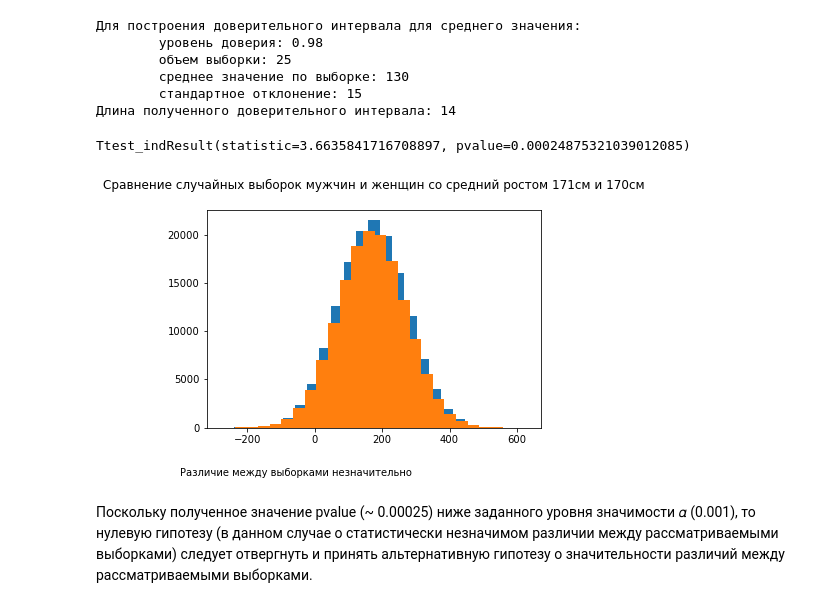
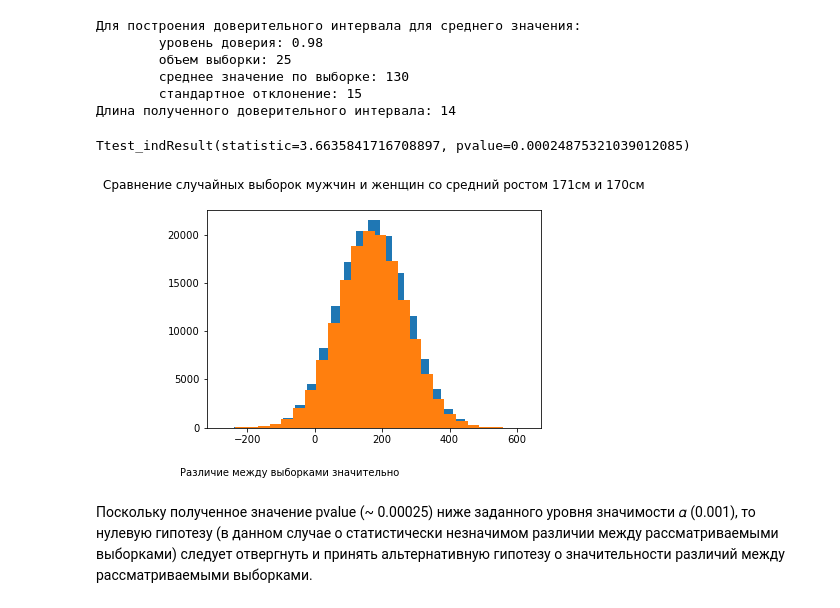
Before and after one commit to OlgaMoksh/Statistics_Python, a Jupyter notebook: 6_Confidental_intervals/6_Confidental_intervals.ipynb, the cells around one changed output. Drawn from its saved outputs; the diff is of its cells as text; code cells hidden in the pictures.

```diff
--- a/6_Confidental_intervals/6_Confidental_intervals.ipynb
+++ b/6_Confidental_intervals/6_Confidental_intervals.ipynb
@@ -76,35 +76,35 @@ else:
 # %%
 #Задание № 2
 
 '''Даны две выборки роста мужчин и женщин.
 
     Докажите, используя t-Тест Стьдента, что различие между выборками незначительно,
     если уровень значимости равен 𝛼 = 0.001.
 Покажите различия визуально'''
 
 np.random.seed(42) #фиксация случайности
 
 men  = st.norm.rvs(loc=171, scale=100, size=150000)  # Выборка мужчин со средним ростом 171
 women = st.norm.rvs(loc=170, scale=100, size=150000)  # Выборка женщин со средним ростом 170
 
 significance_level = 0.001
 #В двух строчках выше генерируется две выбороки, где loc это среднее значение, а scale это дисперсия
 
 
 t, p_value = st.ttest_ind(men, women, equal_var=False) #Критерий Стьюдента (t-test)
 
 plt.title('Сравнение случайных выборок мужчин и женщин со средний ростом 171см и 170см\n')
 
 plt.hist(men, bins=25)
 plt.hist(women, bins=25)
 
 if p_value < significance_level:
-    plt.text(-400, -5000,'Различие между выборками незначительно')
+    plt.text(-400, -5000,'Различие между выборками значительно')
 
 st.ttest_ind(men, women, equal_var=False)
 # %% [output]
 Ttest_indResult(statistic=3.6635841716708897, pvalue=0.00024875321039012085)
-[figure, old version]
+[figure, new version]
 # %% [markdown]
 Поскольку полученное значение pvalue (~ 0.00025) ниже заданного уровня значимости 𝛼 (0.001), то нулевую гипотезу (в данном случае о статистически незначимом различии между рассматриваемыми выборками) следует отвергнуть и принять альтернативную гипотезу о значительности различий между рассматриваемыми выборками.
 # %%
```
